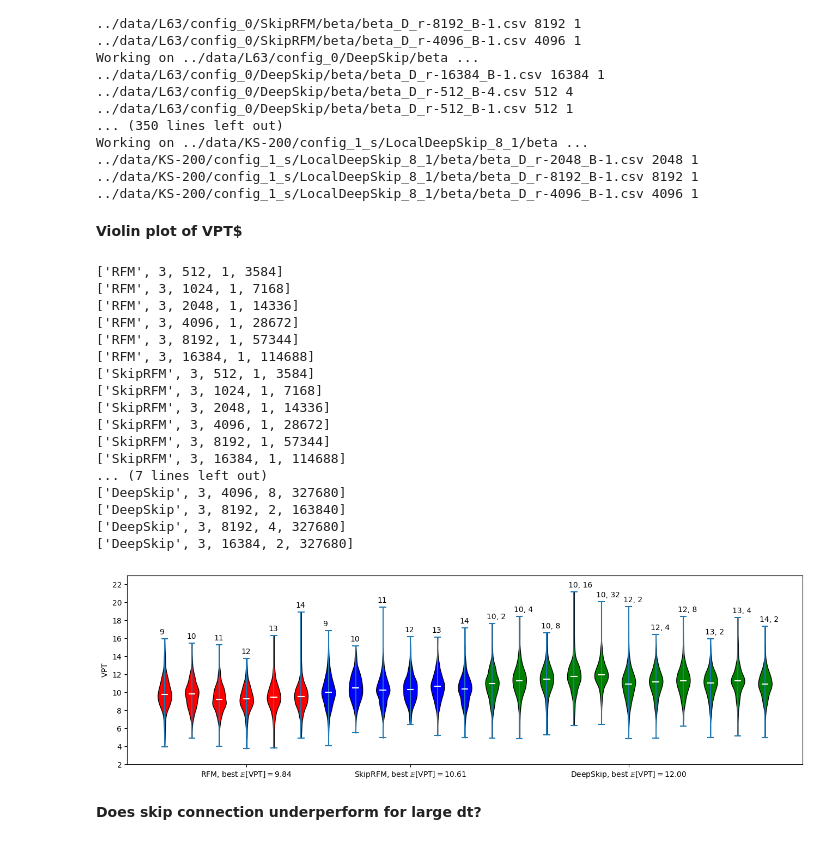
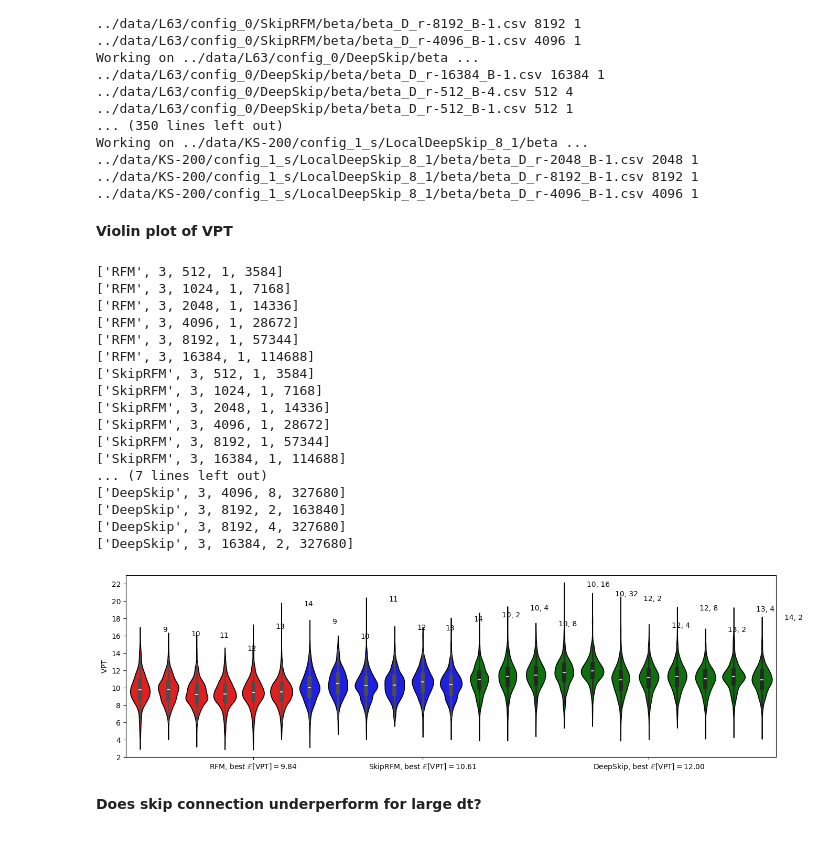
Before and after one commit to pinakm9/DeepRFM, a Jupyter notebook: notebooks/L63.ipynb, the cells around one changed output. Cells and saved outputs as stored; diff of their text form; code cells hidden in the pictures.

```diff
--- a/notebooks/L63.ipynb
+++ b/notebooks/L63.ipynb
@@ -46,7 +46,7 @@ Working on ../data/KS-200/config_1_s/LocalDeepSkip_8_1/beta ...
 ../data/KS-200/config_1_s/LocalDeepSkip_8_1/beta/beta_D_r-8192_B-1.csv 8192 1
 ../data/KS-200/config_1_s/LocalDeepSkip_8_1/beta/beta_D_r-4096_B-1.csv 4096 1
 # %% [markdown]
-**Violin plot of VPT$**
+**Violin plot of VPT**
 # %%
 config = 'config_1_s'
 architectures = {'config_0':['SkipRFM', 'DeepSkip'], 'config_1_s':['RFM', 'SkipRFM', 'DeepSkip'], 'config_0_s':['SkipRFM', 'DeepSkip']}
@@ -89,45 +89,45 @@ for i, architecture in enumerate(architectures[config]):
             cs.append(colors[config][i])
     df = pd.DataFrame(df_data)
     best += [max(means)]
-    # sns.violinplot(data=df, x="#params", y="vpt", ax=ax, color=colors[config][i])
+    sns.violinplot(data=df, x="#params", y="vpt", ax=ax, color=colors[config][i])
 
-violin_parts = ax.violinplot(vpts, showextrema=True, showmedians=True)
-for k, pc in enumerate(violin_parts['bodies']):
-    pc.set_facecolor(cs[k])
-    pc.set_edgecolor(cs[k])
-    pc.set_alpha(1)
-violin_parts['cmedians'].set_color('white')
+# violin_parts = ax.violinplot(vpts, showextrema=True, showmedians=True)
+# for k, pc in enumerate(violin_parts['bodies']):
+#     pc.set_facecolor(cs[k])
+#     pc.set_edgecolor(cs[k])
+#     pc.set_alpha(1)
+# violin_parts['cmedians'].set_color('white')
 
 for art in ax.get_children():
     if isinstance(art, PolyCollection):
         art.set_edgecolor('black')
 ax.set_xticks(x_pos[config], labels=[architectures[config][i] + r', best $\mathbb{E}[\rm VPT]=$' + f'{best[i]:.2f}' for i in range(len(architectures[config]))])
 
 ax.set_xlabel(r'')
 ax.set_ylabel(r'${\rm VPT}$')
 ax.set_ylim((2, 23))
 ax.set_yticks(np.arange(2, 23, 2))
 # fig.suptitle('L96-localization schemes')
 plt.savefig(f'../data/plots/{dynamical_system}-{config}-vpt-violin.png', bbox_inches='tight', dpi=1200)
 # %% [output]
 ['RFM', 3, 512, 1, 3584]
 ['RFM', 3, 1024, 1, 7168]
 ['RFM', 3, 2048, 1, 14336]
 ['RFM', 3, 4096, 1, 28672]
 ['RFM', 3, 8192, 1, 57344]
 ['RFM', 3, 16384, 1, 114688]
 ['SkipRFM', 3, 512, 1, 3584]
 ['SkipRFM', 3, 1024, 1, 7168]
 ['SkipRFM', 3, 2048, 1, 14336]
 ['SkipRFM', 3, 4096, 1, 28672]
 ['SkipRFM', 3, 8192, 1, 57344]
 ['SkipRFM', 3, 16384, 1, 114688]
 ... (7 lines left out)
 ['DeepSkip', 3, 4096, 8, 327680]
 ['DeepSkip', 3, 8192, 2, 163840]
 ['DeepSkip', 3, 8192, 4, 327680]
 ['DeepSkip', 3, 16384, 2, 327680]
-[figure, old version]
+[figure, new version]
 # %% [markdown]
 **Does skip connection underperform for large dt?**
 # %%
```
Also changed, not shown: 10 other files.
